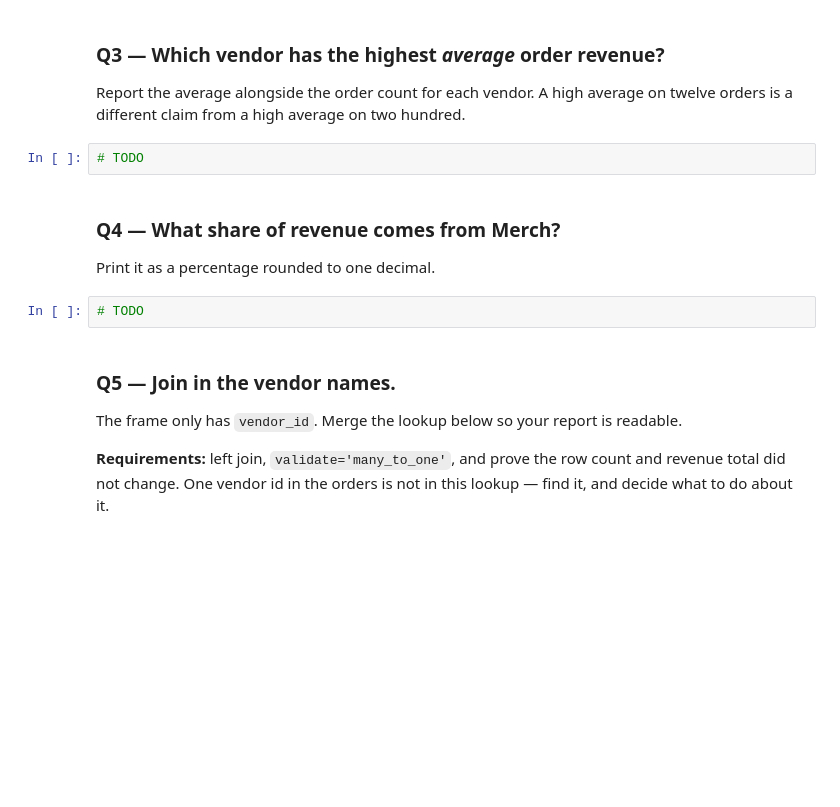
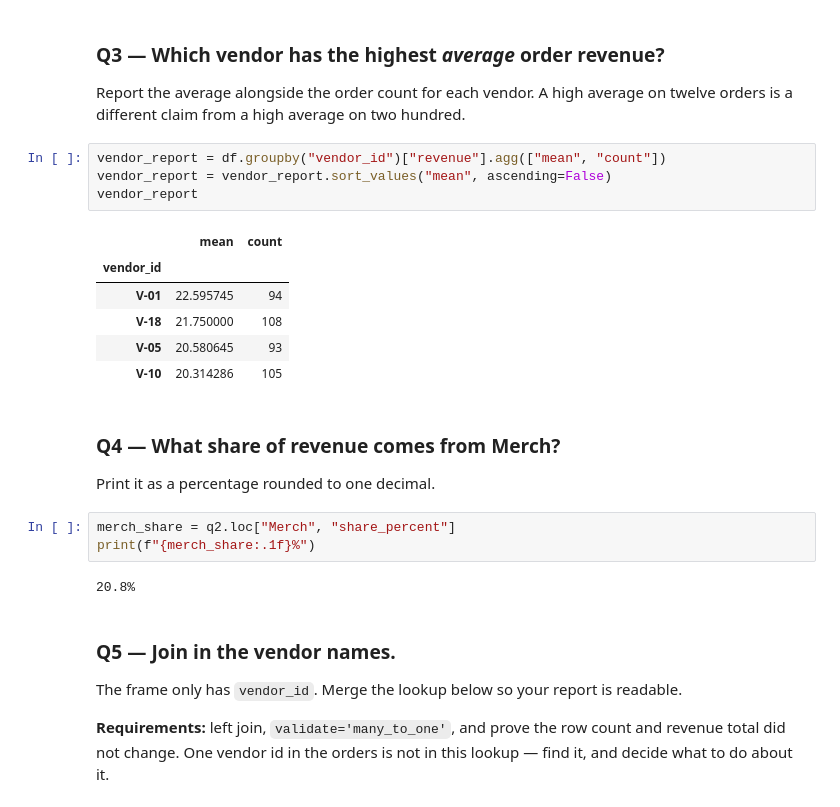
Before and after one commit to raffaellaalpaca-ai/ds2002-fa26, a Jupyter notebook: notebooks/03-pandas-cleaning/2026-09-18 — Pandas Challenge — Lab.ipynb, the cells around one changed output. Drawn from its saved outputs; the diff is of its cells as text; blank space fills up the shorter version.

```diff
--- a/notebooks/03-pandas-cleaning/2026-09-18 — Pandas Challenge — Lab.ipynb
+++ b/notebooks/03-pandas-cleaning/2026-09-18 — Pandas Challenge — Lab.ipynb
@@ -67,13 +67,25 @@ q2
 
 Report the average alongside the order count for each vendor. A high average on twelve orders is a different claim from a high average on two hundred.
 # %%
-# TODO
+vendor_report = df.groupby("vendor_id")["revenue"].agg(["mean", "count"])
+vendor_report = vendor_report.sort_values("mean", ascending=False)
+vendor_report
+# %% [output]
+|  | mean | count |
+| vendor_id |  |  |
+| V-01 | 22.595745 | 94 |
+| V-18 | 21.750000 | 108 |
+| V-05 | 20.580645 | 93 |
+| V-10 | 20.314286 | 105 |
 # %% [markdown]
 ### Q4 — What share of revenue comes from Merch?
 
 Print it as a percentage rounded to one decimal.
 # %%
-# TODO
+merch_share = q2.loc["Merch", "share_percent"]
+print(f"{merch_share:.1f}%")
+# %% [output]
+20.8%
 # %% [markdown]
 ### Q5 — Join in the vendor names.
 
```
Also changed, not shown: parts of 3 cells of this notebook.
